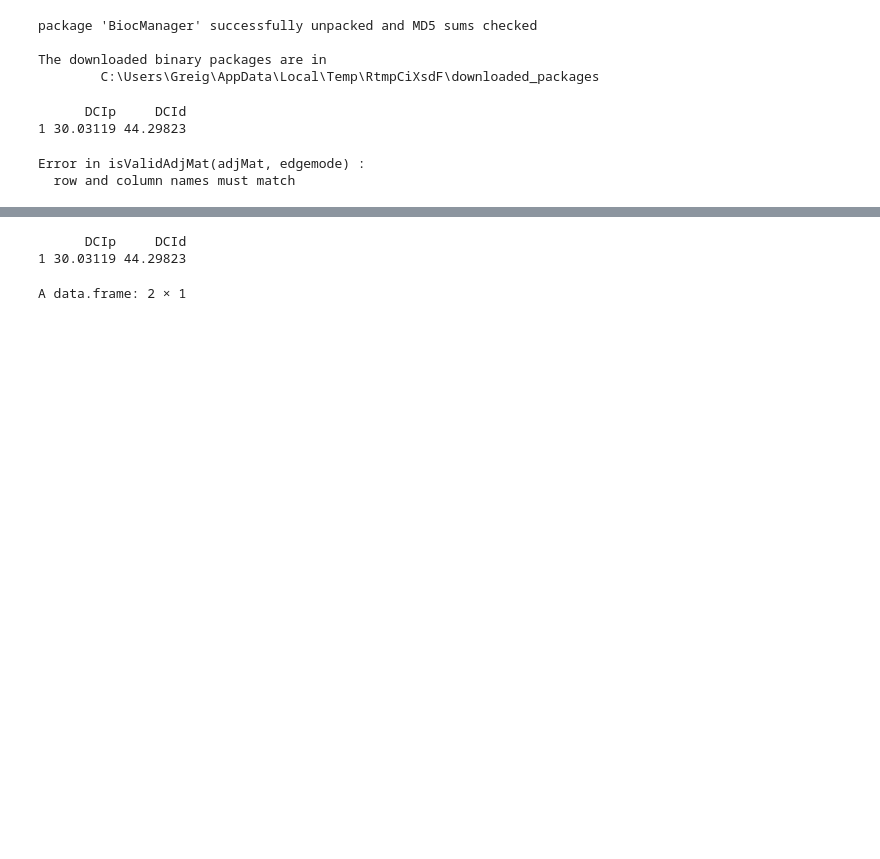
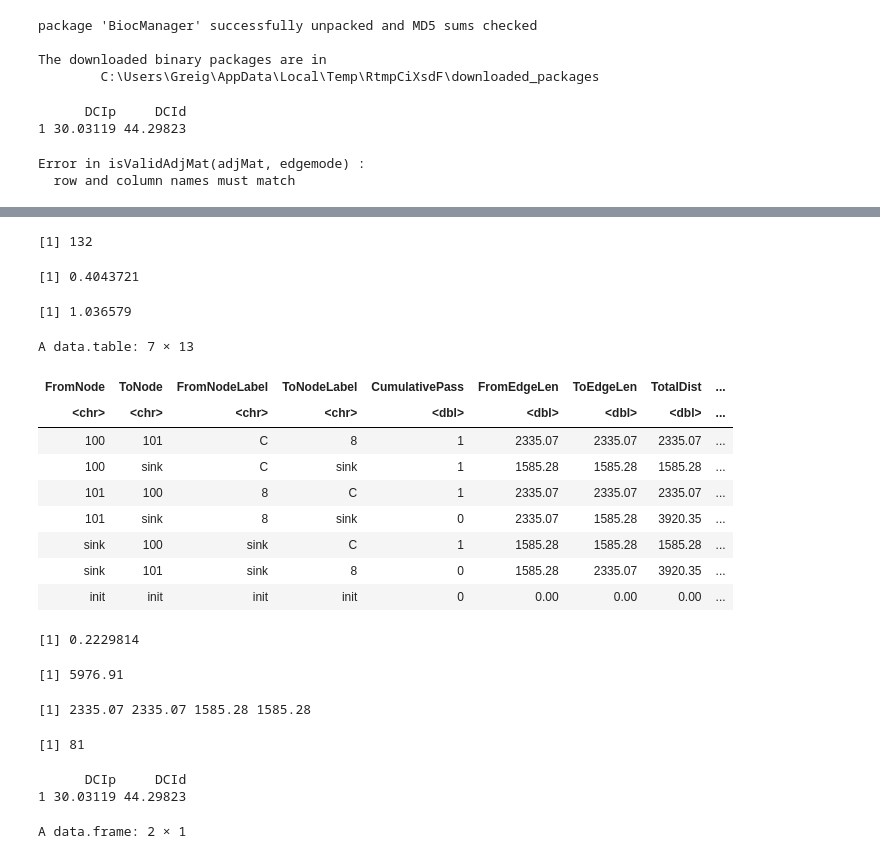
Before and after one commit to goldford/DCI-R-Code-2020, a Jupyter notebook: Dev/DCI R 3.6.1 Debug.ipynb, the cells around one changed output, grey strips where cells are left out. Cells and saved outputs as stored; diff of their text form; code cells hidden in the pictures; blank space fills up the shorter version.

```diff
--- a/Dev/DCI R 3.6.1 Debug.ipynb
+++ b/Dev/DCI R 3.6.1 Debug.ipynb
@@ -501,0 +1158,77 @@ get_adj_matrix_from_gis<-function(){
+# %%
+# for dd filter based on cutoff value
+nrow(sum_tab_2020)
+# %% [output]
+[1] 132
+# %%
+#options: DCIp, DCIs, dd (yes/no), cutoff_dist, dd_equation
+
+########################################################
+###### Calculate DCI #####
+#dci_calc_2020_dd <- function(){}
+
+naturalonly = FALSE
+DCIp = FALSE
+DCIs = FALSE
+#sum_tab_2020
+
+#### (1) DCId  ####
+calc_DCId <- function(sum_tab_2020=NULL,FromNode="sink"){
+    DCId_data<-subset(sum_tab_2020,FromNode=="sink")
+
+    # Credit to Chris Edge Code for avoiding loops in R here:
+    DCId_data$temp <- DCId_data$CumulativePass * (DCId_data$ToEdgeHabLen/totalhabitatlength)
+    DCId <- sum(DCId_data$temp)
+    DCId
+} # DCId
+
+#### (2) DCIp ####
+# Credit to C Edge for shorter code
+calc_DCIp <- function(sum_tab_2020=NULL){
+    DCIp <- 0
+    for (i in 1:nrow(sum_tab_2020)) {
+        DCIp <- DCIp + (sum_tab_2020$CumulativePass[i] * (sum_tab_2020$ToEdgeHabLen[i]/totalhabitatlength) * (sum_tab_2020$FromEdgeHabLen[i]/totalhabitatlength))
+    }
+    DCIp
+}
+
+calc_DCId(sum_tab_2020,"sink")
+calc_DCIp(sum_tab_2020)
+
+# forgot self connection
+# %% [output]
+[1] 0.4043721
+[1] 1.036579
+# %%
+#subset(sum_tab_2020,FromNode=="101")
+sum_tab_2020
+# %% [output]
+A data.table: 7 × 13
+| FromNode | ToNode | FromNodeLabel | ToNodeLabel | CumulativePass | FromEdgeLen | ToEdgeLen | TotalDist | ... |
+| <chr> | <chr> | <chr> | <chr> | <dbl> | <dbl> | <dbl> | <dbl> | ... |
+| 100 | 101 | C | 8 | 1 | 2335.07 | 2335.07 | 2335.07 | ... |
+| 100 | sink | C | sink | 1 | 1585.28 | 1585.28 | 1585.28 | ... |
+| 101 | 100 | 8 | C | 1 | 2335.07 | 2335.07 | 2335.07 | ... |
+| 101 | sink | 8 | sink | 0 | 2335.07 | 1585.28 | 3920.35 | ... |
+| sink | 100 | sink | C | 1 | 1585.28 | 1585.28 | 1585.28 | ... |
+| sink | 101 | sink | 8 | 0 | 1585.28 | 2335.07 | 3920.35 | ... |
+| init | init | init | init | 0 | 0.00 | 0.00 | 0.00 | ... |
+# %%
+# debug and crosscheck
+OLD_table=read.csv("summary_table_all.csv")
+
+DCIp <- 0
+for (i in 1:nrow(OLD_table)) {
+    DCIp <- DCIp + (OLD_table$pathway_pass[i] * (OLD_table$start_section_length[i]/totalhabitatlength) * (OLD_table$finish_section_length[i]/totalhabitatlength))
+}
+print(DCIp)
+totalhabitatlength
+OLD_table$start_section_length
+# %% [output]
+[1] 0.2229814
+[1] 5976.91
+[1] 2335.07 2335.07 1585.28 1585.28
+# %%
+nrow(OLD_table)
+# %% [output]
+[1] 81
```
Also changed, not shown: parts of 31 cells of this notebook, 14 other files.
